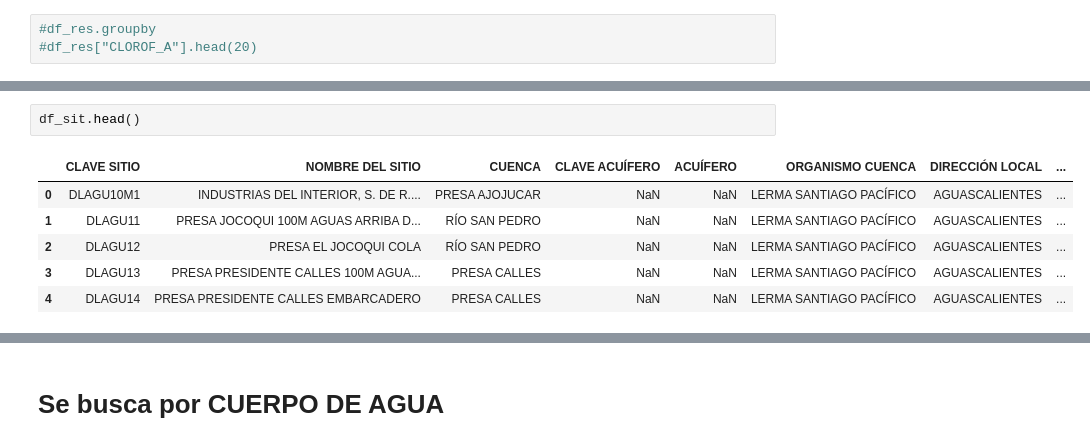
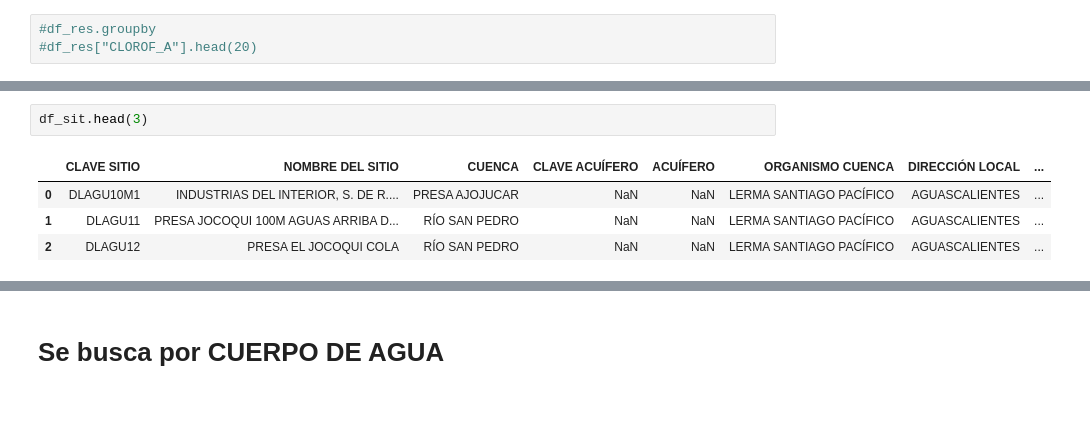
Before and after one commit to GuijonGustavo/water-studio, a Jupyter notebook: res_cal_agua_2012-2018-exploratorio.ipynb, the cells around one changed output, grey strips where cells are left out. Saved outputs shown, nothing was run; the diff lists cells and outputs as text; blank space fills up the shorter version.

```diff
--- a/res_cal_agua_2012-2018-exploratorio.ipynb
+++ b/res_cal_agua_2012-2018-exploratorio.ipynb
@@ -52,9 +50,7 @@ df_eti[1:40]
 # %%
-df_sit.head()
+df_sit.head(3)
 # %% [output]
 |  | CLAVE SITIO | NOMBRE DEL SITIO | CUENCA | CLAVE ACUÍFERO | ACUÍFERO | ORGANISMO CUENCA | DIRECCIÓN LOCAL | ... |
 | 0 | DLAGU10M1 | INDUSTRIAS DEL INTERIOR, S. DE R.... | PRESA AJOJUCAR | NaN | NaN | LERMA SANTIAGO PACÍFICO | AGUASCALIENTES | ... |
 | 1 | DLAGU11 | PRESA JOCOQUI 100M AGUAS ARRIBA D... | RÍO SAN PEDRO | NaN | NaN | LERMA SANTIAGO PACÍFICO | AGUASCALIENTES | ... |
 | 2 | DLAGU12 | PRESA EL JOCOQUI COLA | RÍO SAN PEDRO | NaN | NaN | LERMA SANTIAGO PACÍFICO | AGUASCALIENTES | ... |
-| 3 | DLAGU13 | PRESA PRESIDENTE CALLES 100M AGUA... | PRESA CALLES | NaN | NaN | LERMA SANTIAGO PACÍFICO | AGUASCALIENTES | ... |
-| 4 | DLAGU14 | PRESA PRESIDENTE CALLES EMBARCADERO | PRESA CALLES | NaN | NaN | LERMA SANTIAGO PACÍFICO | AGUASCALIENTES | ... |
```
Also changed, not shown: parts of 16 cells of this notebook, 2 other files.
